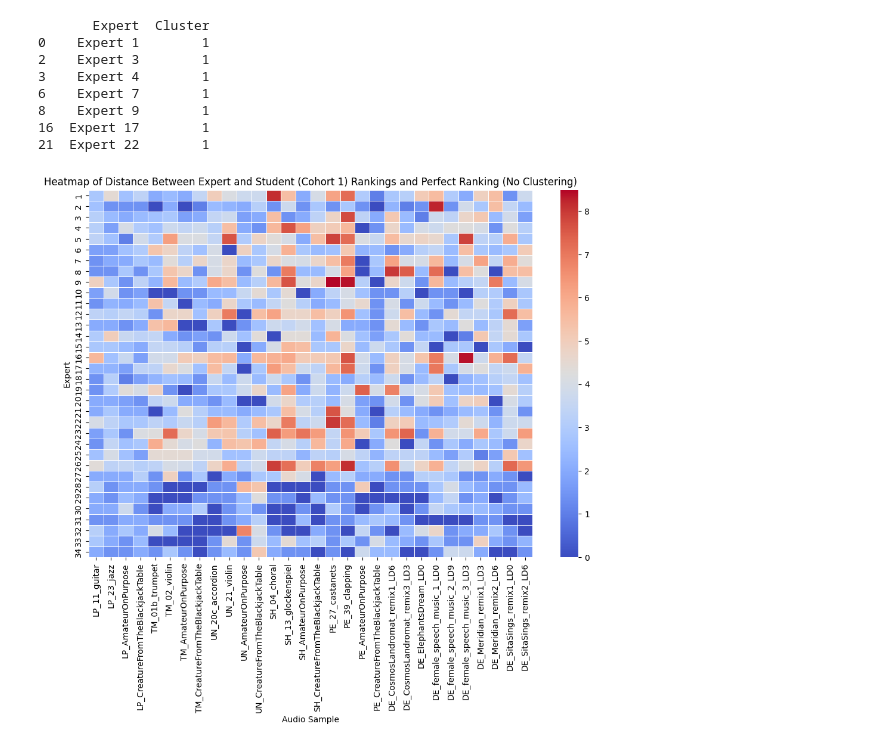
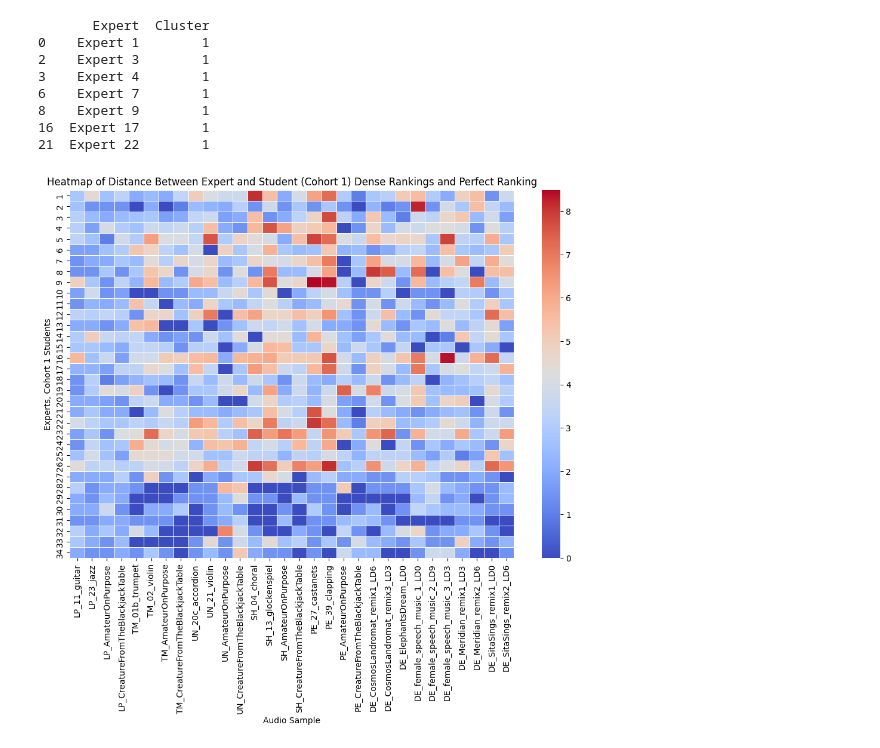
Before and after one commit to cjunwon/ODAQ-SDA, a Jupyter notebook: ODAQ_dense_ranking_experts_students.ipynb, the cells around one changed output. Cells and saved outputs as stored; diff of their text form; code cells hidden in the pictures.

```diff
--- a/ODAQ_dense_ranking_experts_students.ipynb
+++ b/ODAQ_dense_ranking_experts_students.ipynb
@@ -338,15 +359,15 @@ print(cluster_1_experts)
 # %%
 # Create a heatmap
 plt.figure(figsize=(12, 8))
 sns.heatmap(distance_matrix_experts_BSU1_df, cmap="coolwarm", annot=False, linewidths=0.5)
 
 plt.xlabel("Audio Sample")
-plt.ylabel("Expert")
-plt.title("Heatmap of Distance Between Expert and Student (Cohort 1) Rankings and Perfect Ranking (No Clustering)")
+plt.ylabel("Experts, Cohort 1 Students")
+plt.title("Heatmap of Distance Between Expert and Student (Cohort 1) Dense Rankings and Perfect Ranking")
 
 plt.show()
 # %% [output]
-[figure, old version]
+[figure, new version]
 # %%
 # Perform hierarchical clustering (using Ward's method)
 linkage_matrix_experts_BSU1 = linkage(distance_matrix_experts_BSU1_df, method='ward')
```
Also changed, not shown: parts of 7 cells of this notebook, 21 other files.
